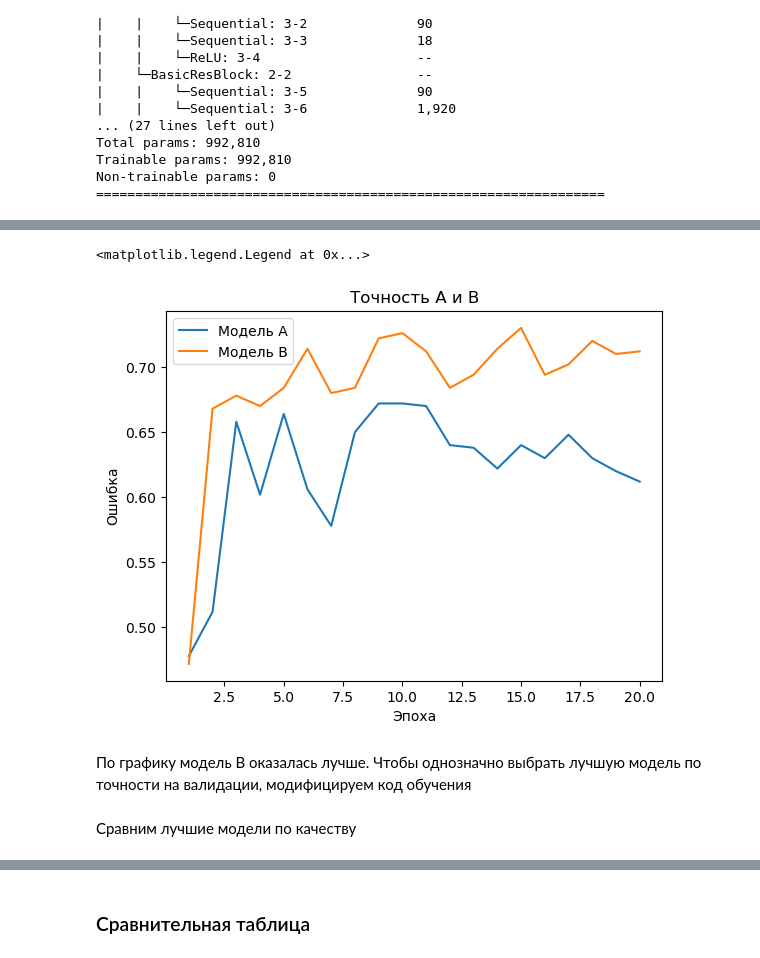
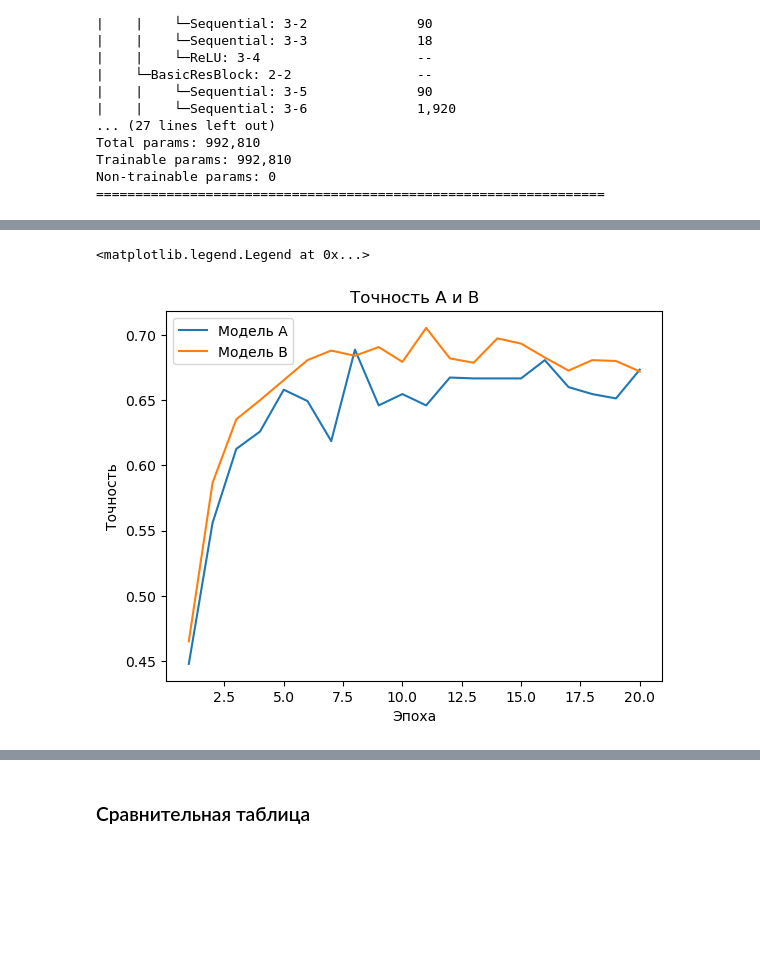
Before and after one commit to EHAT32/cv-masters-2025-fall, a Jupyter notebook: hw2.ipynb, the cells around one changed output, grey strips where cells are left out. Drawn from its saved outputs; the diff is of its cells as text; code cells hidden in the pictures; blank space fills up the shorter version.

```diff
--- a/hw2.ipynb
+++ b/hw2.ipynb
@@ -582,0 +585,10 @@ model_a, a_train_loss, a_val_loss, a_train_acc, a_val_acc = trainModel(model, op
+# %%
+resultsA = train_multiple_runs(
+    runs=3,
+    model_constructor=makeModelA,
+    optimizer_constructor=make_optimizer,
+    criterion=criterion,
+    train_data_loader=train_data_loader,
+    val_data_loader=val_data_loader,
+    epoch_num=20,
+)
@@ -643,8 +659,16 @@ Total params: 992,810
 Trainable params: 992,810
 Non-trainable params: 0
 =================================================================
+# %%
+def makeModelB():
+    return ResNetB().to(device)
 # %%
-model = ResNetB().to(device)
-
-optimizer = torch.optim.Adam(model.parameters(), lr=1e-3)
-criterion = nn.CrossEntropyLoss()
+resultsB = train_multiple_runs(
+    runs=3,
+    model_constructor=makeModelB,
+    optimizer_constructor=make_optimizer,
+    criterion=criterion,
+    train_data_loader=train_data_loader,
+    val_data_loader=val_data_loader,
+    epoch_num=20,
+)
@@ -716,13 +681,14 @@ plt.semilogy()
+# %%
+a_val_acc = resultsA['mean_val_accs']
+b_val_acc = resultsB['mean_val_accs']
 # %%
 plt.title('Точность А и В')
-plt.plot(np.arange(1, EPOCH_NUM+1, dtype=np.int16), a_val_acc, label='Модель А')
-plt.plot(np.arange(1, EPOCH_NUM+1, dtype=np.int16), b_val_acc, label='Модель В')
+plt.plot(np.arange(1, len(a_val_acc)+1, dtype=np.int16), a_val_acc, label='Модель А')
+plt.plot(np.arange(1, len(b_val_acc)+1, dtype=np.int16), b_val_acc, label='Модель В')
 plt.xlabel('Эпоха')
-plt.ylabel('Ошибка')
+plt.ylabel('Точность')
 plt.legend()
 # plt.semilogy()
 # %% [output]
 <matplotlib.legend.Legend at 0x...>
-[figure, old version]
+[figure, new version]
-# %% [markdown]
-По графику модель B оказалась лучше. Чтобы однозначно выбрать лучшую модель по точности на валидации, модифицируем код обучения
@@ -791,2 +694,0 @@ model_b, b_train_loss, b_val_loss, b_train_acc, b_val_acc = trainModel(model, op
-# %% [markdown]
-Сравним лучшие модели по качеству
```
Also changed, not shown: parts of 56 cells of this notebook.
